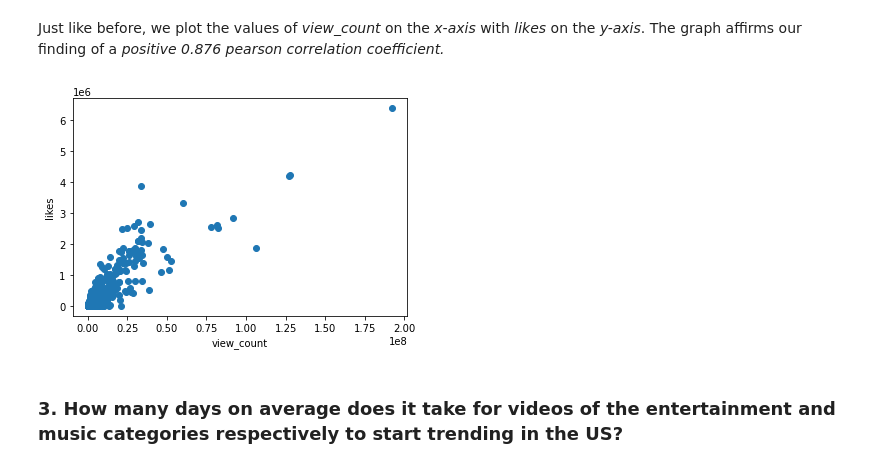
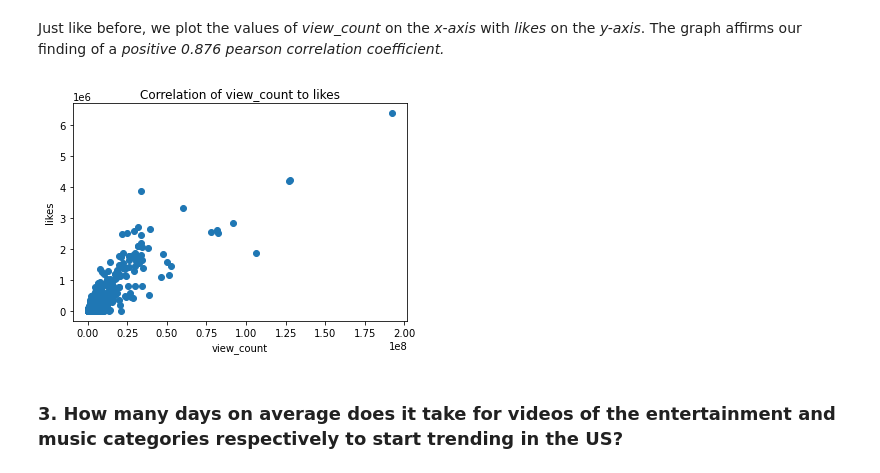
Before and after one commit to kether82/Project-1, a Jupyter notebook: Untitled0.ipynb, the cells around one changed output. Cells and saved outputs as stored; diff of their text form; code cells hidden in the pictures.

```diff
--- a/Untitled0.ipynb
+++ b/Untitled0.ipynb
@@ -270,11 +323,12 @@ dataset_top2_cat24.corr(method ="pearson")
 Just like before, we plot the values of *view_count* on the *x-axis* with *likes* on the *y-axis*. The graph affirms our finding of a *positive 0.876 pearson correlation coefficient.*
 # %%
 plt.scatter(dataset_top2_cat24.view_count,dataset_top2_cat24.likes)
+plt.title('Correlation of view_count to likes')
 plt.xlabel('view_count')
 plt.ylabel('likes')
 plt.show()
 # %% [output]
-[figure, old version]
+[figure, new version]
 # %% [markdown]
 ### 3. How many days on average does it take for videos of the entertainment and music categories respectively to start trending in the US?
 # %% [markdown]
```
Also changed, not shown: parts of 16 cells of this notebook.
